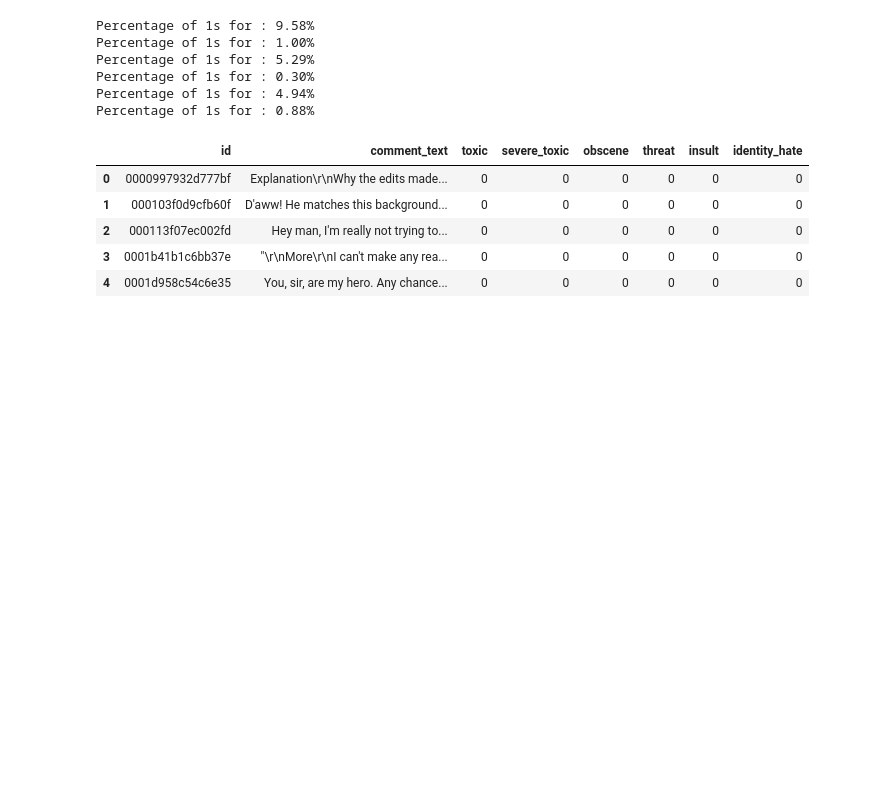
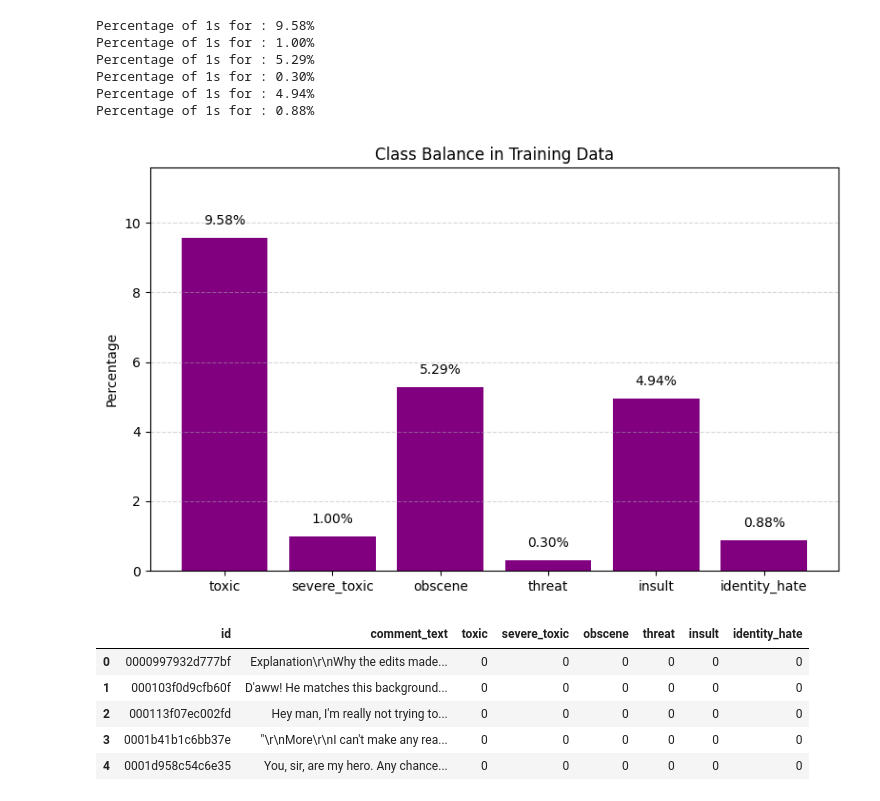
Before and after one commit to aaryavas/BERT-Toxic-Classification, a Jupyter notebook: class_bal.ipynb, the cells around one changed output. Cells and saved outputs as stored; diff of their text form; code cells hidden in the pictures; blank space fills up the shorter version.

Commit message:
added a class imbalance figure

```diff
--- a/class_bal.ipynb
+++ b/class_bal.ipynb
@@ -128,6 +131,25 @@ Percentage of 1s for : 5.29%
 Percentage of 1s for : 0.30%
 Percentage of 1s for : 4.94%
 Percentage of 1s for : 0.88%
+# %%
+classes = ["toxic", "severe_toxic", "obscene", "threat", "insult", "identity_hate"]
+percentages = [9.58, 1.00, 5.29, 0.30, 4.94, 0.88]
+
+plt.figure(figsize=(8, 5))
+bars = plt.bar(classes, percentages, color='purple')
+
+for bar, pct in zip(bars, percentages):
+    plt.text(bar.get_x() + bar.get_width() / 2, bar.get_height() + 0.3, f"{pct:.2f}%",
+             ha='center', va='bottom', fontsize=10)
+
+plt.ylabel("Percentage")
+plt.title("Class Balance in Training Data")
+plt.ylim(0, max(percentages) + 2)
+plt.grid(axis='y', linestyle='--', alpha=0.5)
+plt.tight_layout()
+plt.show()
+# %% [output]
+[figure, added]
 # %%
 df1 = pd.read_csv("data/train.csv/train.csv")
 df1.head()
```
Also changed, not shown: parts of 2 cells of this notebook.
